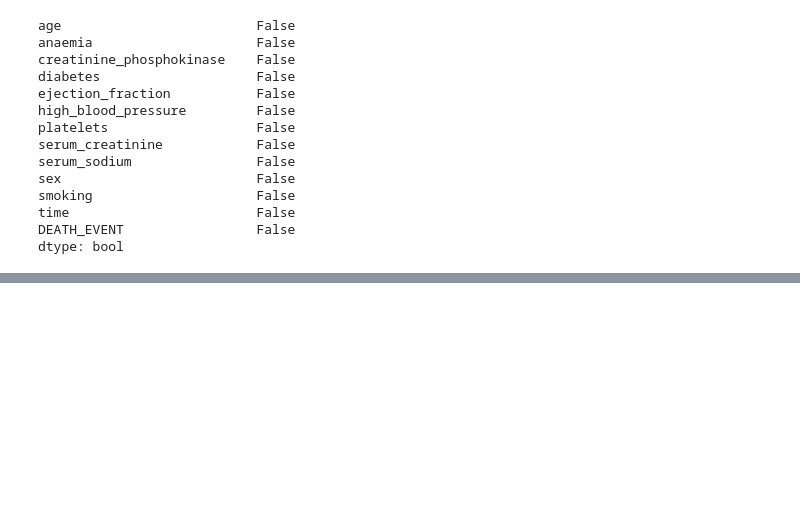
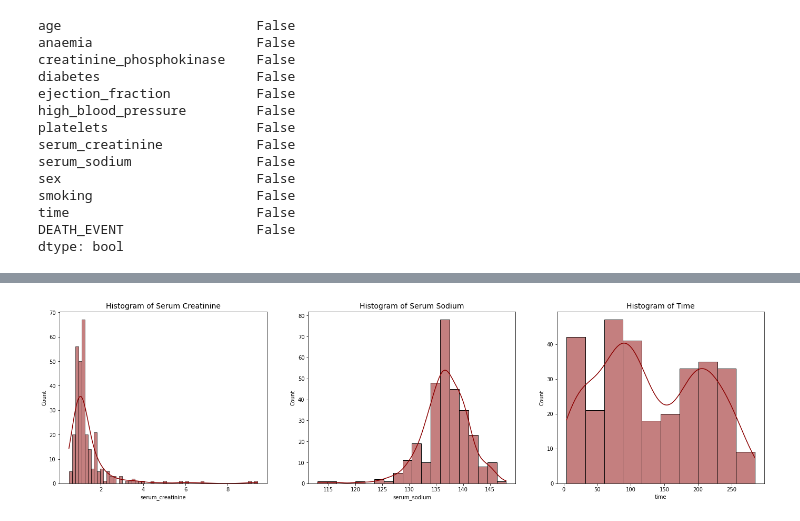
Before and after one commit to zhrballi/machineLearning, a Jupyter notebook: heartFaillure.ipynb, the cells around one changed output, grey strips where cells are left out. Cells and saved outputs as stored; diff of their text form; code cells hidden in the pictures; blank space fills up the shorter version.

```diff
--- a/heartFaillure.ipynb
+++ b/heartFaillure.ipynb
@@ -90,0 +111,17 @@ dtype: bool
+# %%
+# Histogram visualization of numerical feature
+
+f, axes = plt.subplots(ncols=3, figsize=(24, 6))
+
+sns.histplot(x='serum_creatinine', color='darkred', kde=True, data=data,ax=axes[0])
+axes[0].set_title('Histogram of Serum Creatinine', fontsize = 14)
+
+sns.histplot(x='serum_sodium', color='darkred', kde=True, data=data,ax=axes[1])
+axes[1].set_title('Histogram of Serum Sodium', fontsize = 14)
+
+sns.histplot(x='time', color='darkred', kde=True, data=data,ax=axes[2])
+axes[2].set_title('Histogram of Time', fontsize = 14)
+
+plt.show()
+# %% [output]
+[figure, added]
```
Also changed, not shown: parts of 1 cell of this notebook.
